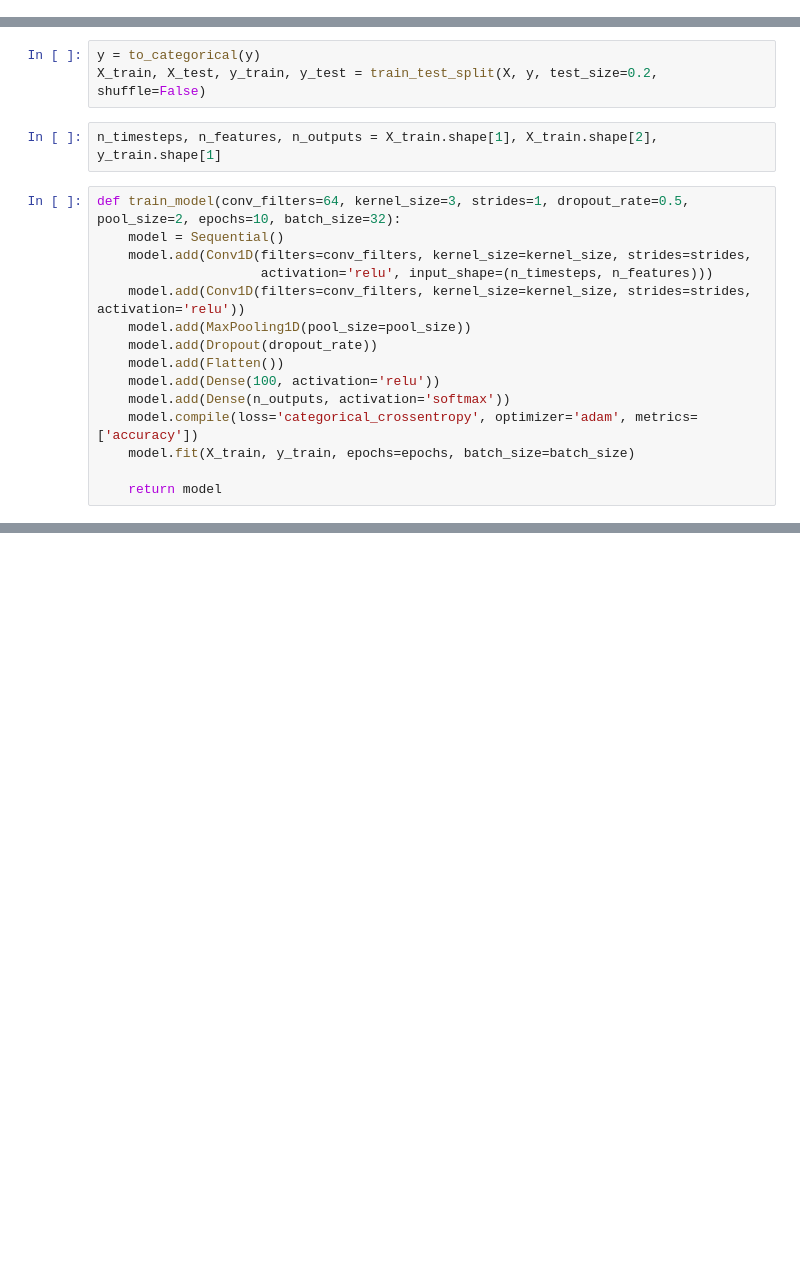
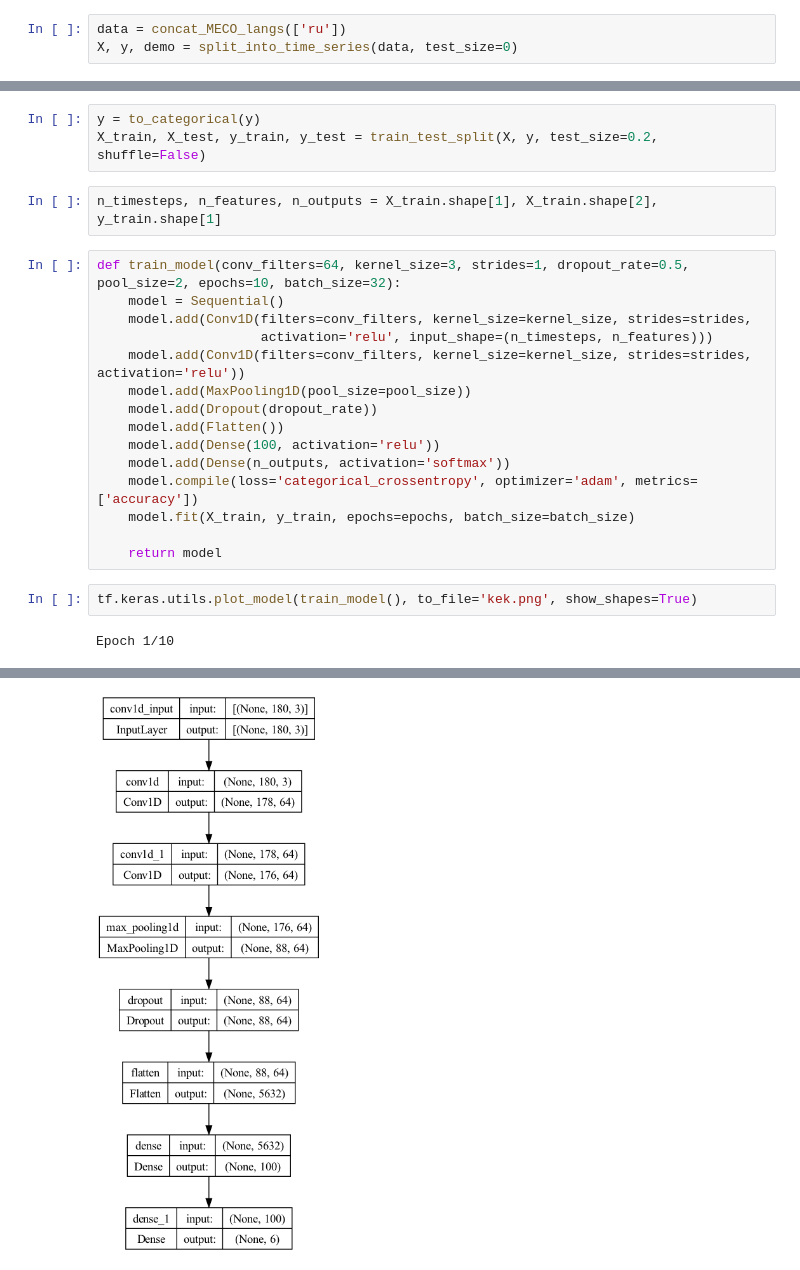
Before and after one commit to mvkairov/meco, a Jupyter notebook: Notebooks/a03_cnn_classifier.ipynb, the cells around one changed output, grey strips where cells are left out. Saved outputs shown, nothing was run; the diff lists cells and outputs as text; blank space fills up the shorter version.

```diff
--- a/Notebooks/a03_cnn_classifier.ipynb
+++ b/Notebooks/a03_cnn_classifier.ipynb
@@ -36,3 +14,6 @@ X, y = dataset.split_by_unique_values(split_cols=['SubjectID', 'Text_ID'],
+# %%
+data = concat_MECO_langs(['ru'])
+X, y, demo = split_into_time_series(data, test_size=0)
 # %%
 print(X.shape, y.shape)
 # %% [output]
@@ -57,3 +38,7 @@ def train_model(conv_filters=64, kernel_size=3, strides=1, dropout_rate=0.5, poo
     model.fit(X_train, y_train, epochs=epochs, batch_size=batch_size)
 
     return model
+# %%
+tf.keras.utils.plot_model(train_model(), to_file='kek.png', show_shapes=True)
+# %% [output]
+Epoch 1/10
@@ -60,3 +65,4 @@ def train_model(conv_filters=64, kernel_size=3, strides=1, dropout_rate=0.5, poo
+[figure, added]
 # %%
 cnn = train_model(epochs=8, batch_size=32, dropout_rate=0.5, conv_filters=64, kernel_size=3)
 # %% [output]
```
Also changed, not shown: parts of 7 cells of this notebook, 2 other files.
